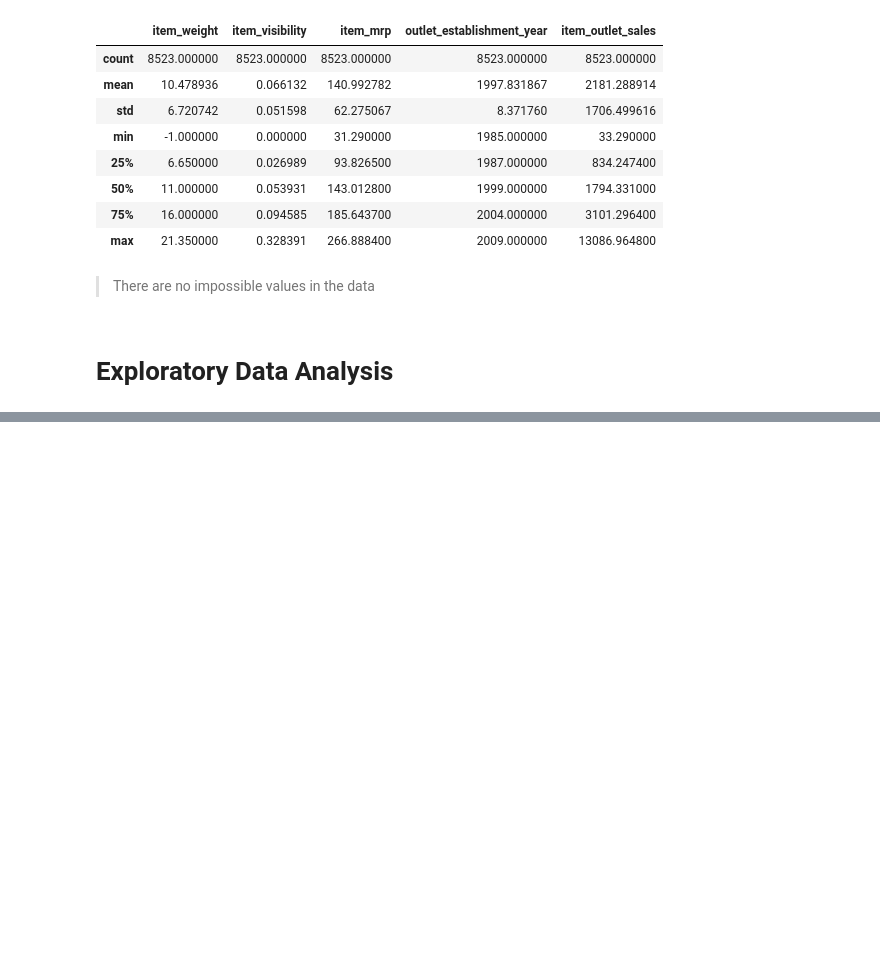
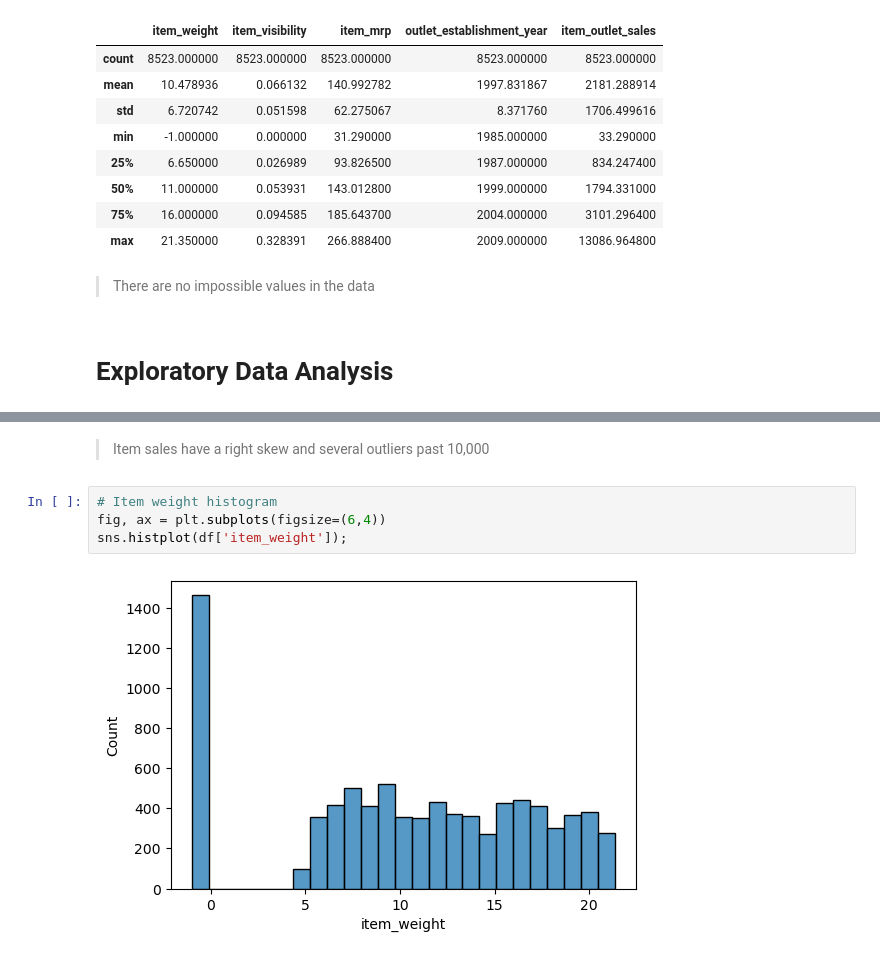
Before and after one commit to kevinbrnett/Project-1, a Jupyter notebook: Supermarket Sales Predictions.ipynb, the cells around one changed output, grey strips where cells are left out. Drawn from its saved outputs; the diff is of its cells as text; blank space fills up the shorter version.

```diff
--- a/Supermarket Sales Predictions.ipynb
+++ b/Supermarket Sales Predictions.ipynb
@@ -233,0 +240,8 @@ df.describe()
+# %% [markdown]
+> Item sales have a right skew and several outliers past 10,000
+# %%
+# Item weight histogram
+fig, ax = plt.subplots(figsize=(6,4))
+sns.histplot(df['item_weight']);
+# %% [output]
+[figure, added]
```
Also changed, not shown: parts of 6 cells of this notebook.
